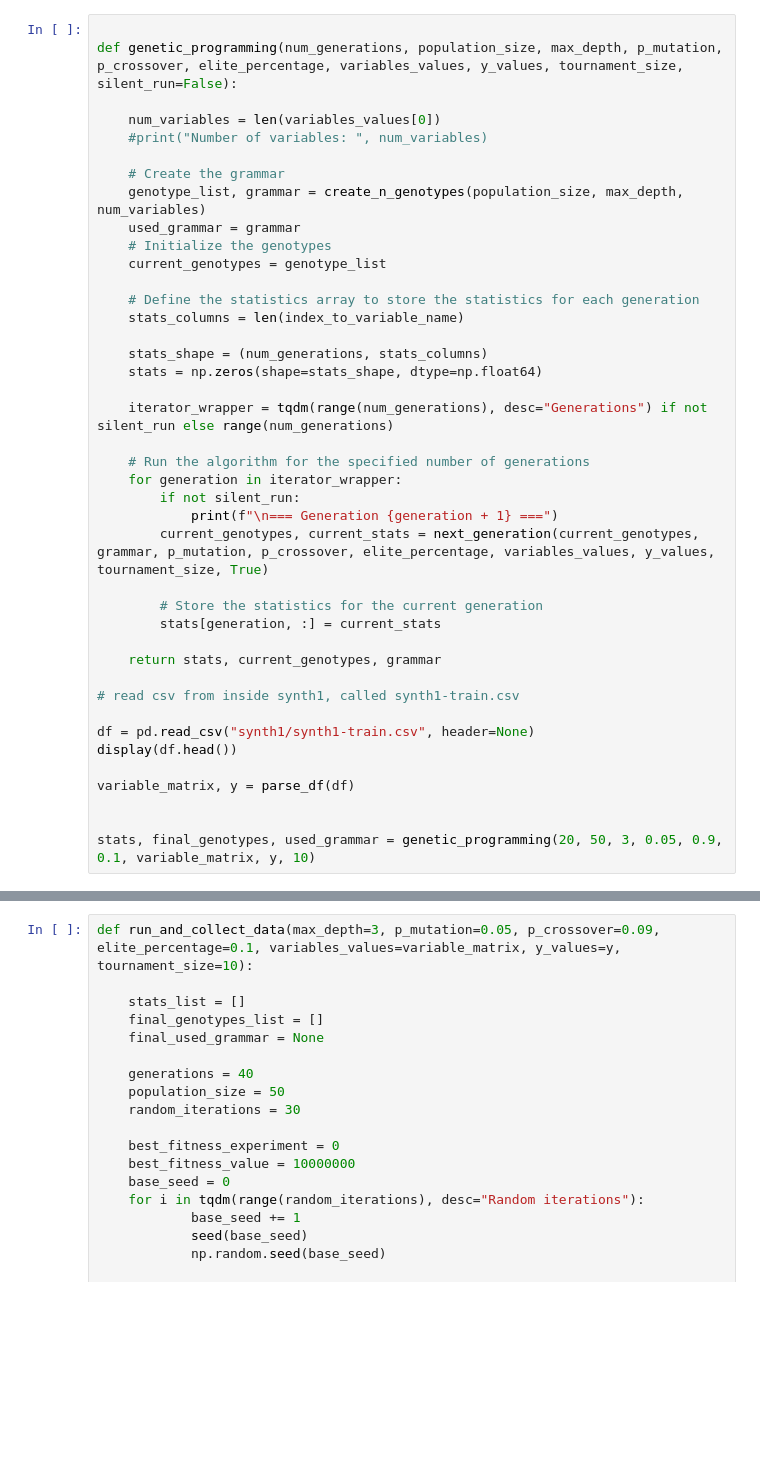
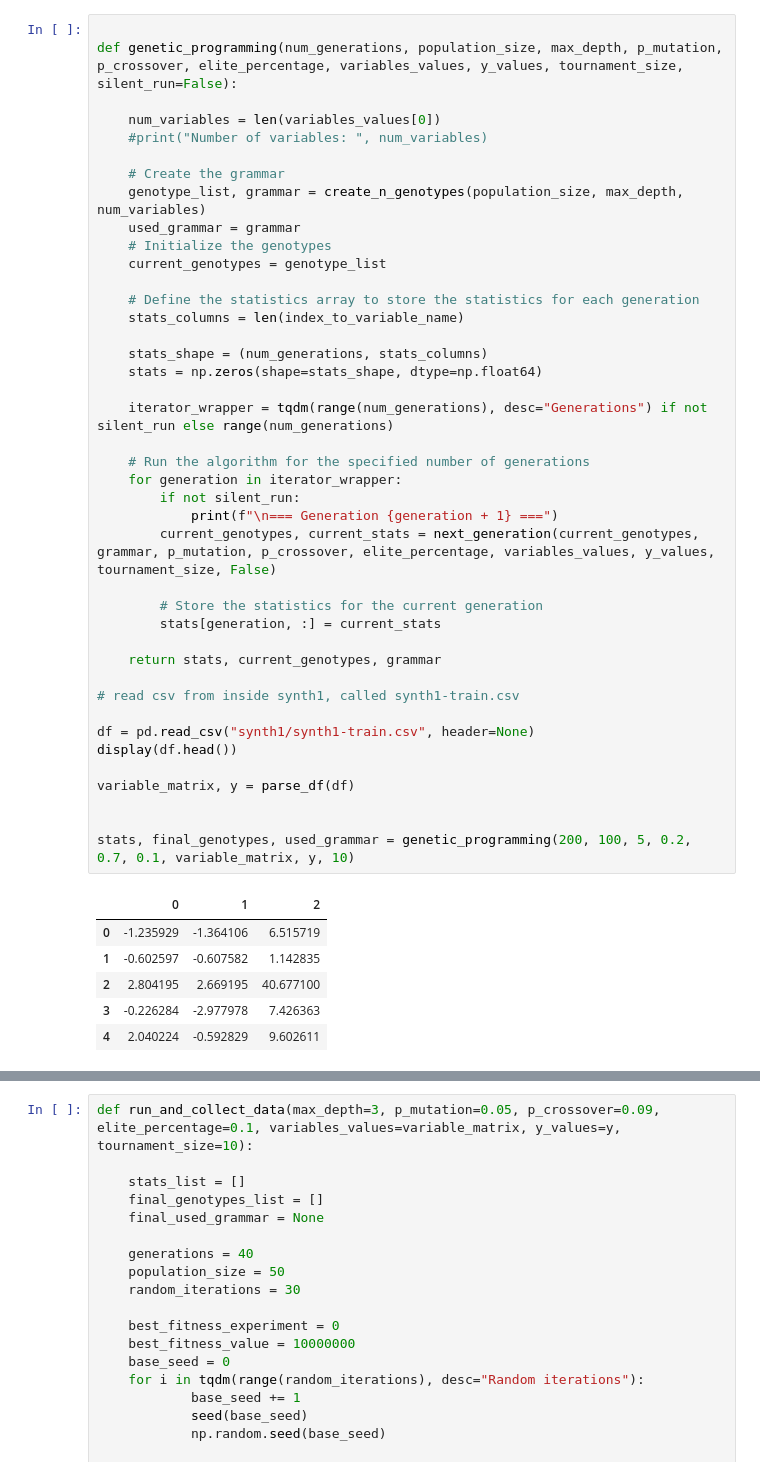
Before and after one commit to diogoneiss/Structured-Grammar-Evolution-in-Numba, a Jupyter notebook: tp1.ipynb, the cells around one changed output, grey strips where cells are left out. Saved outputs shown, nothing was run; the diff lists cells and outputs as text; blank space fills up the shorter version.

```diff
--- a/tp1.ipynb
+++ b/tp1.ipynb
@@ -384,32 +376,39 @@ def genetic_programming(num_generations, population_size, max_depth, p_mutation,
     used_grammar = grammar
     # Initialize the genotypes
     current_genotypes = genotype_list
 
     # Define the statistics array to store the statistics for each generation
     stats_columns = len(index_to_variable_name)
 
     stats_shape = (num_generations, stats_columns)
     stats = np.zeros(shape=stats_shape, dtype=np.float64)
 
     iterator_wrapper = tqdm(range(num_generations), desc="Generations") if not silent_run else range(num_generations)
 
     # Run the algorithm for the specified number of generations
     for generation in iterator_wrapper:
         if not silent_run:
             print(f"\n=== Generation {generation + 1} ===")
-        current_genotypes, current_stats = next_generation(current_genotypes, grammar, p_mutation, p_crossover, elite_percentage, variables_values, y_values, tournament_size, True)
+        current_genotypes, current_stats = next_generation(current_genotypes, grammar, p_mutation, p_crossover, elite_percentage, variables_values, y_values, tournament_size, False)
 
         # Store the statistics for the current generation
         stats[generation, :] = current_stats
 
     return stats, current_genotypes, grammar
 
 # read csv from inside synth1, called synth1-train.csv
 
 df = pd.read_csv("synth1/synth1-train.csv", header=None)
 display(df.head())
 
 variable_matrix, y = parse_df(df)
 
 
-stats, final_genotypes, used_grammar = genetic_programming(20, 50, 3, 0.05, 0.9, 0.1, variable_matrix, y, 10)
+stats, final_genotypes, used_grammar = genetic_programming(200, 100, 5, 0.2, 0.7, 0.1, variable_matrix, y, 10)
+# %% [output]
+|  | 0 | 1 | 2 |
+| 0 | -1.235929 | -1.364106 | 6.515719 |
+| 1 | -0.602597 | -0.607582 | 1.142835 |
+| 2 | 2.804195 | 2.669195 | 40.677100 |
+| 3 | -0.226284 | -2.977978 | 7.426363 |
+| 4 | 2.040224 | -0.592829 | 9.602611 |
```
Also changed, not shown: parts of 5 cells of this notebook, 1 other file.
